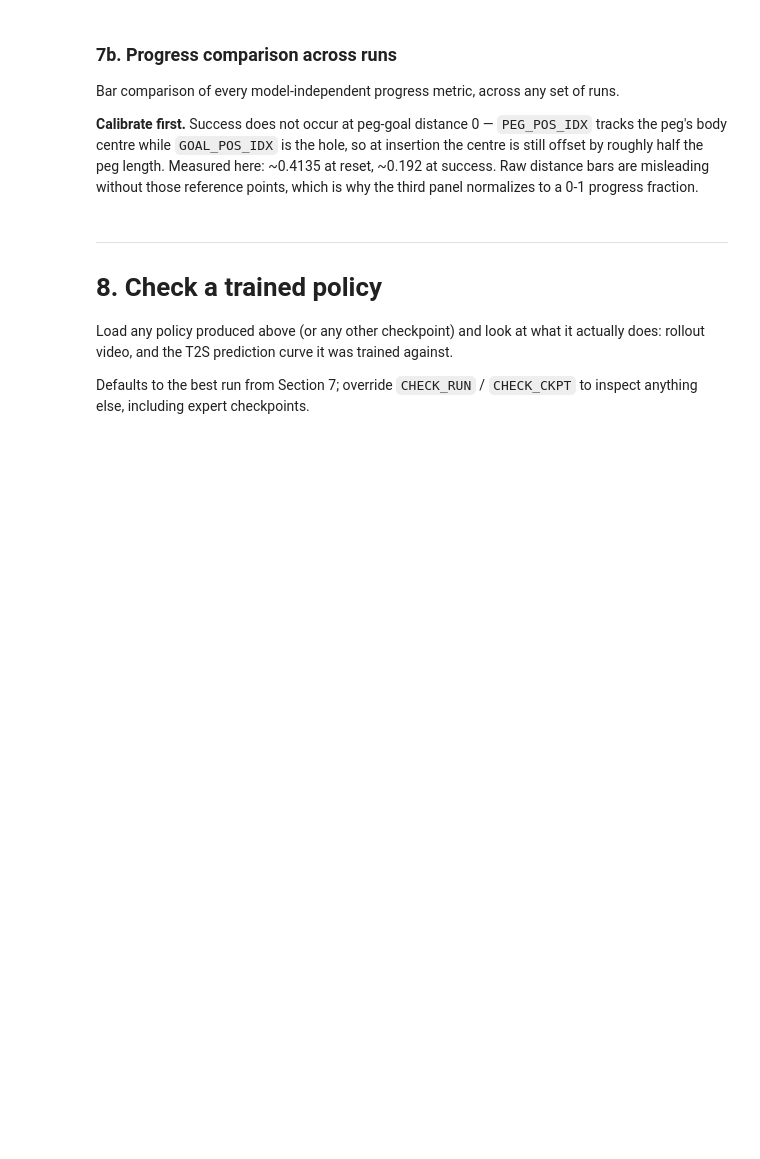
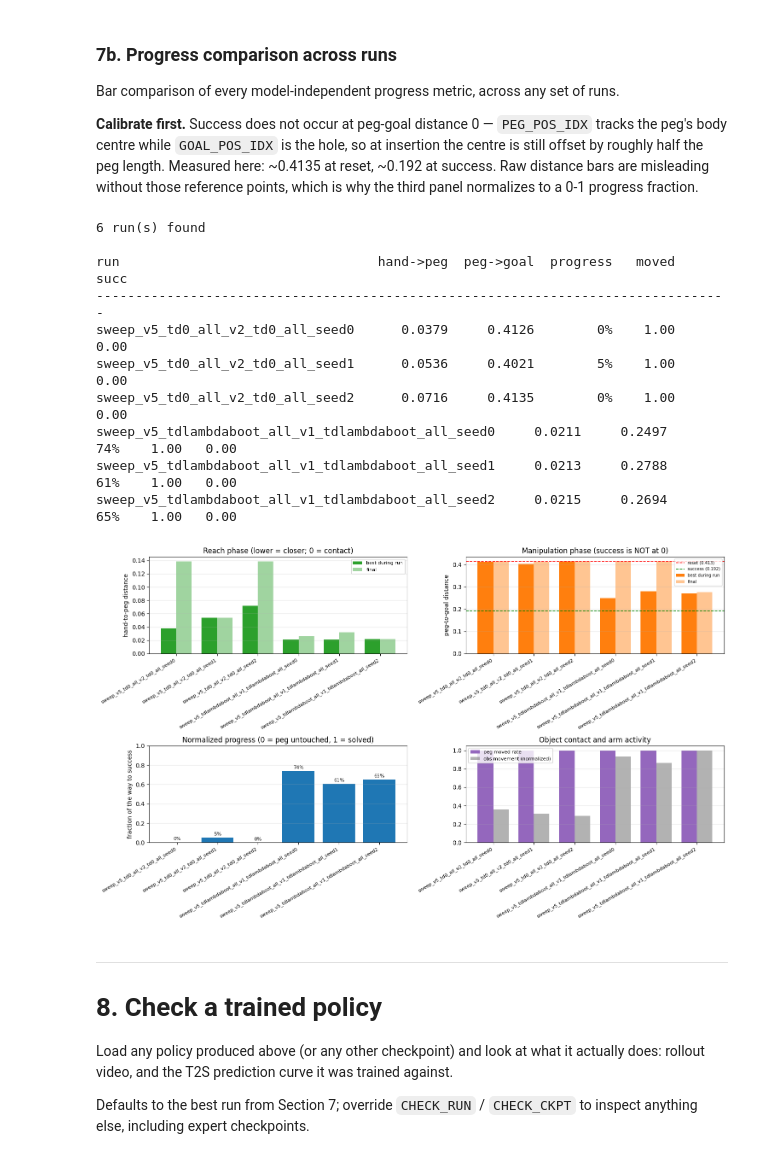
Before and after one commit to Allen-ENGI/grl-t2s, a Jupyter notebook: pipeline.ipynb, the cells around one changed output. Cells and saved outputs as stored; diff of their text form; code cells hidden in the pictures; blank space fills up the shorter version.

```diff
--- a/pipeline.ipynb
+++ b/pipeline.ipynb
@@ -347,22 +694,21 @@ Trains one policy per (combo, seed) from the Section 5 config. Resumable: a run
 import json
 import policy_train
 
-sweep_results = policy_train.run_sweep(
-    t2s_run_dir, results, combos=COMBOS, seeds=SEEDS, t2s_seeds=T2S_SEEDS,
-    sweep_name=SWEEP_NAME, reward_mode=REWARD_MODE, total_timesteps=TIMESTEPS,
-    skip_existing=True,
-    # ckpt_freq == eval_freq so EVERY logged eval point has a loadable
-    # checkpoint. Previously ckpt_freq=50k vs eval_freq=10k meant peak-metric
-    # steps (e.g. 80004) had no saved policy to inspect.
-    ckpt_freq=15_000, eval_freq=15_000, n_eval_episodes=3,
-)
+sweep_results = {}
+for label, (run_dir, combo, t2s_seed) in MODEL_SPECS.items():
+    res = policy_train.run_sweep(
+        run_dir, results, combos=[combo], seeds=SEEDS, t2s_seeds={combo: t2s_seed},
+        sweep_name=f'{SWEEP_NAME}_{label}',      # keeps run dirs distinct
+        reward_mode=REWARD_MODE, total_timesteps=TIMESTEPS, skip_existing=True,
+        ckpt_freq=10_000, eval_freq=10_000, n_eval_episodes=3)
+    sweep_results.update({(label, sd): h for (_c, sd), h in res.items()})
 
 sweep_rows = policy_train.summarize_sweep(sweep_results)
 print()
 print(policy_train.format_sweep_table(sweep_rows))
 
 sweep_dir = results.new_run_dir('policy', SWEEP_NAME,
-                                  meta={'kind': 'sweep_summary', 'combos': COMBOS,
+                                  meta={'kind': 'sweep_summary', 'models': MODELS,
                                         'seeds': SEEDS, 'reward_mode': REWARD_MODE,
                                         'timesteps': TIMESTEPS})
 with open(os.path.join(sweep_dir, 'sweep_summary.json'), 'w') as f:
@@ -464,18 +851,30 @@ Bar comparison of every model-independent progress metric, across any set of run
 # %%
 import progress
 
 # --- calibration: measure rather than assume ---
 RESET_DIST   = 0.4135     # peg-goal distance at env reset
 SUCCESS_DIST = 0.192      # peg-goal distance at the success frame
 
-RUN_GLOB = os.path.join('train_res', 'policy', 'sweep_v2_*')   # any glob
+RUN_GLOB = os.path.join('train_res', 'policy', 'sweep_v5_*')   # any glob
 histories = progress.load_run_histories(RUN_GLOB)
 print(f'{len(histories)} run(s) found\n')
 print(progress.format_progress_table(histories, RESET_DIST, SUCCESS_DIST))
 
 _ = progress.plot_progress_comparison(
     histories, reset_distance=RESET_DIST, success_distance=SUCCESS_DIST,
     save_path=os.path.join('train_res', 'policy', 'progress_comparison.png'))
+# %% [output]
+6 run(s) found
+
+run                                 hand->peg  peg->goal  progress   moved   succ
+---------------------------------------------------------------------------------
+sweep_v5_td0_all_v2_td0_all_seed0      0.0379     0.4126        0%    1.00   0.00
+sweep_v5_td0_all_v2_td0_all_seed1      0.0536     0.4021        5%    1.00   0.00
+sweep_v5_td0_all_v2_td0_all_seed2      0.0716     0.4135        0%    1.00   0.00
+sweep_v5_tdlambdaboot_all_v1_tdlambdaboot_all_seed0     0.0211     0.2497       74%    1.00   0.00
+sweep_v5_tdlambdaboot_all_v1_tdlambdaboot_all_seed1     0.0213     0.2788       61%    1.00   0.00
+sweep_v5_tdlambdaboot_all_v1_tdlambdaboot_all_seed2     0.0215     0.2694       65%    1.00   0.00
+[figure, added]
 # %% [markdown]
 ---
 # 8. Check a trained policy
```
Also changed, not shown: parts of 34 cells of this notebook, 4 other files.
